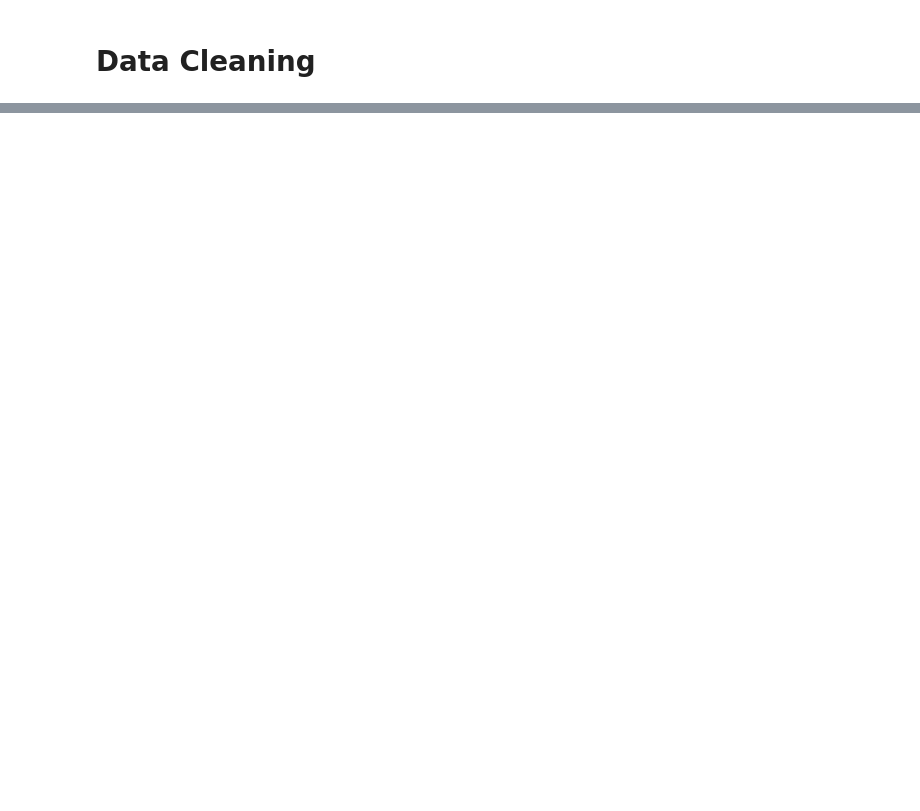
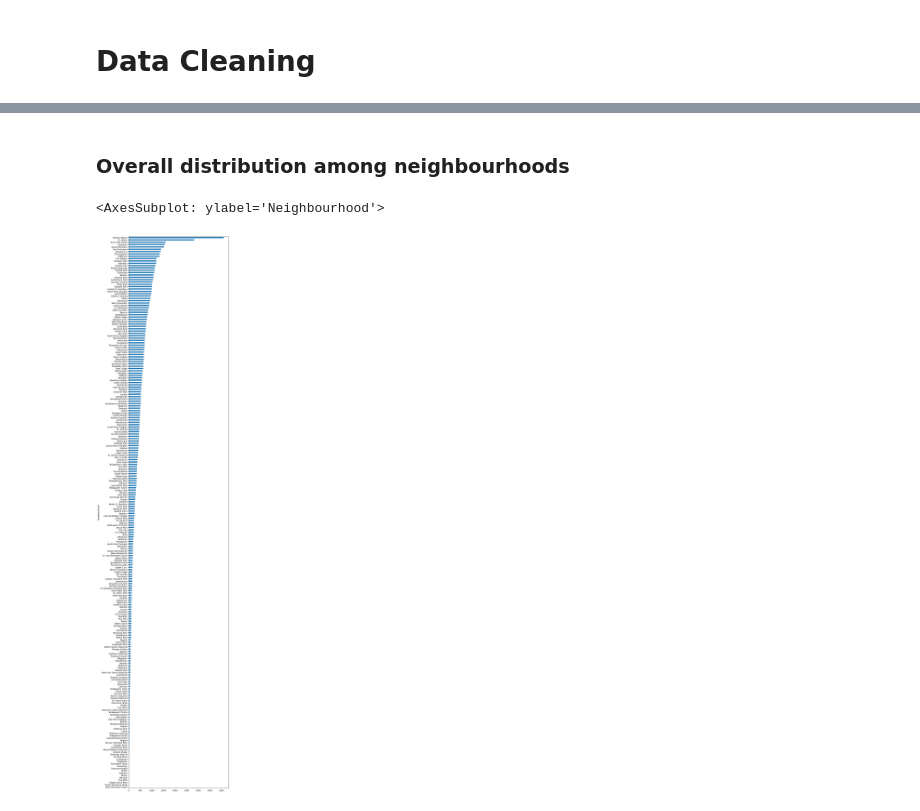
Before and after one commit to tommyvct/winnipeg-311-data-analysis, a Jupyter notebook: test.ipynb, the cells around one changed output, grey strips where cells are left out. Drawn from its saved outputs; the diff is of its cells as text; code cells hidden in the pictures; blank space fills up the shorter version.

```diff
--- a/test.ipynb
+++ b/test.ipynb
@@ -41,0 +78,7 @@ DF.loc[DF["Neighbourhood"] == "Montcalm"]
+# %% [markdown]
+### Overall distribution among neighbourhoods
+# %%
+DF.groupby("Neighbourhood").size().sort_values().plot(kind="barh", figsize=(9, 50))
+# %% [output]
+<AxesSubplot: ylabel='Neighbourhood'>
+[figure, added]
```
Also changed, not shown: parts of 12 cells of this notebook.
